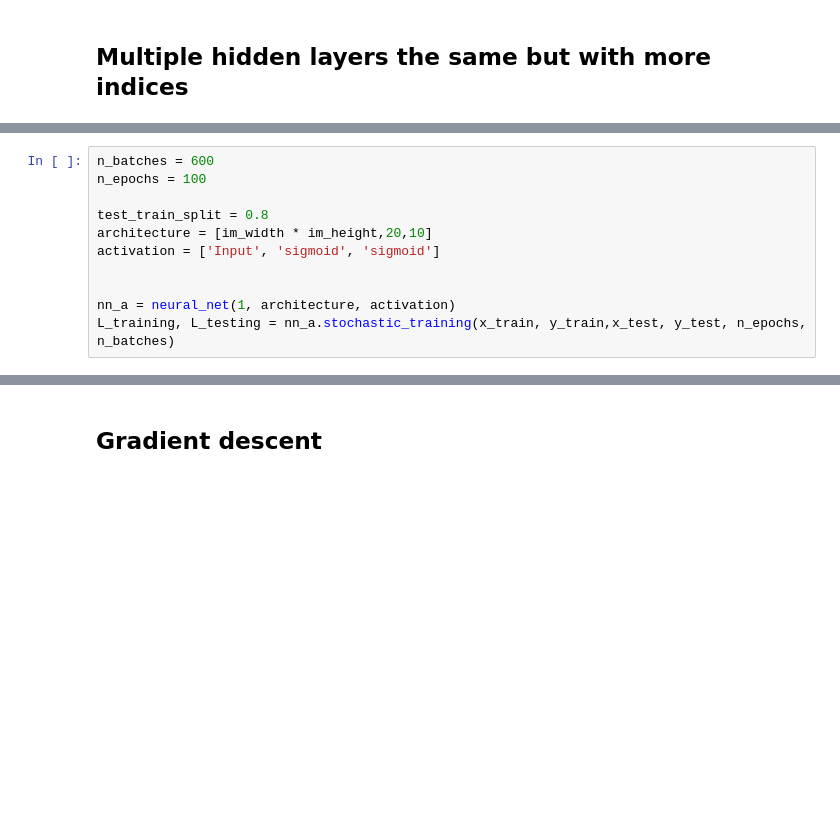
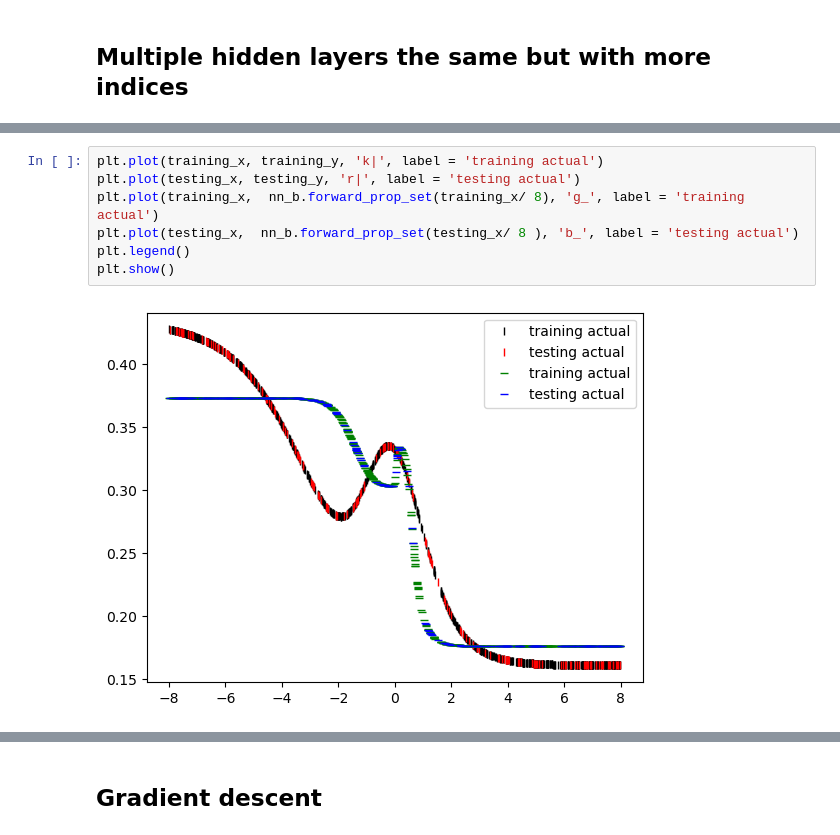
Before and after one commit to dave452/ML_LinearReg, a Jupyter notebook: Regression_NN.ipynb, the cells around one changed output, grey strips where cells are left out. Saved outputs shown, nothing was run; the diff lists cells and outputs as text; blank space fills up the shorter version.

```diff
--- a/Regression_NN.ipynb
+++ b/Regression_NN.ipynb
@@ -728,11 +531,0 @@ print(x_train[0])
-# %%
-n_batches = 600
-n_epochs = 100
-
-test_train_split = 0.8
-architecture = [im_width * im_height,20,10]
-activation = ['Input', 'sigmoid', 'sigmoid']
-
-
-nn_a = neural_net(1, architecture, activation)
-L_training, L_testing = nn_a.stochastic_training(x_train, y_train,x_test, y_test, n_epochs, n_batches)
@@ -868,0 +720,9 @@ print((np.floor( aL_test.T /  aL_test.max(axis = 1)).T * y_test).sum() / len(aL_
+# %%
+plt.plot(training_x, training_y, 'k|', label = 'training actual')
+plt.plot(testing_x, testing_y, 'r|', label = 'testing actual')
+plt.plot(training_x,  nn_b.forward_prop_set(training_x/ 8), 'g_', label = 'training actual')
+plt.plot(testing_x,  nn_b.forward_prop_set(testing_x/ 8 ), 'b_', label = 'testing actual')
+plt.legend()
+plt.show()
+# %% [output]
+[figure, added]
```
Also changed, not shown: parts of 66 cells of this notebook.
